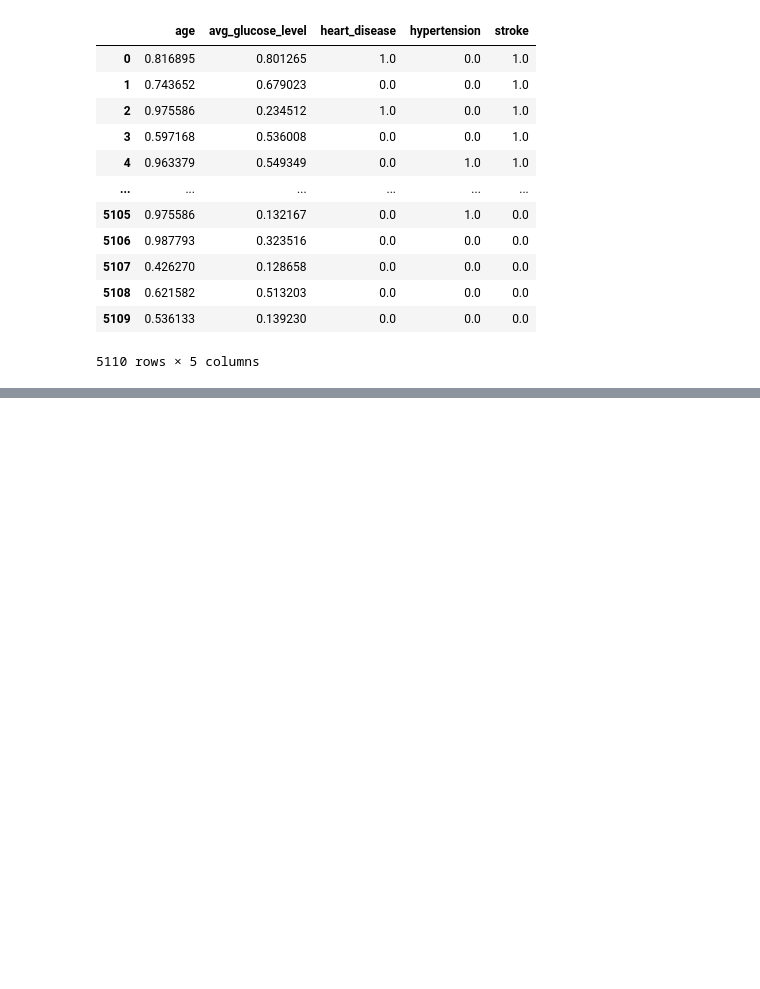
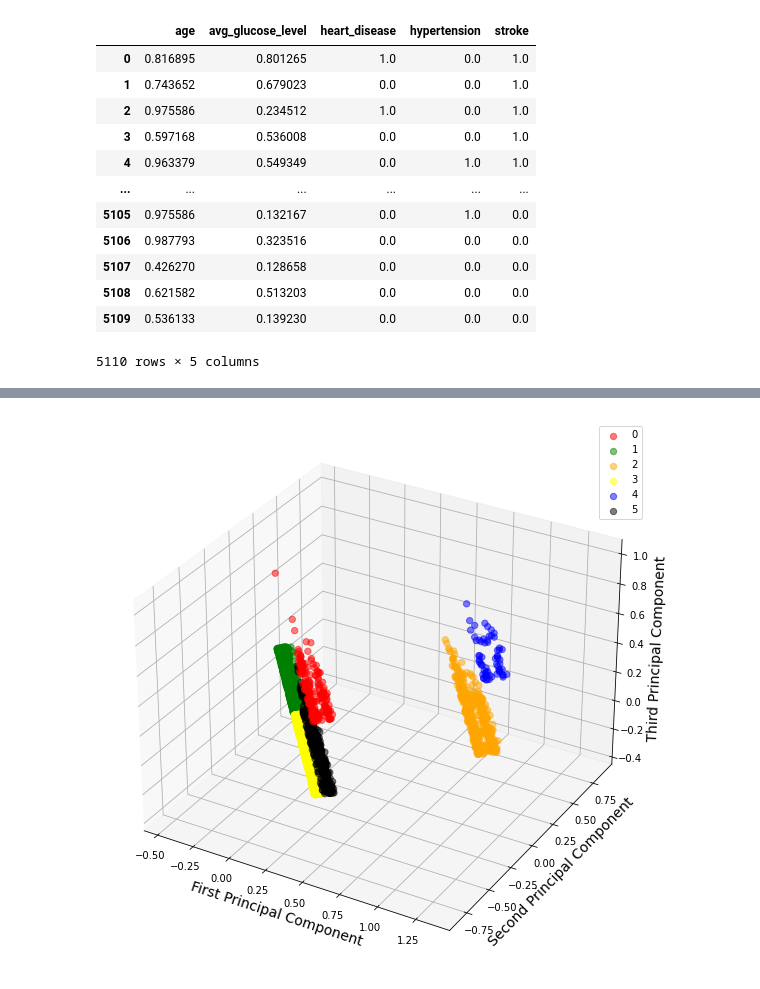
Before and after one commit to lrnz-asnprs/stroke-prediction-project, a Jupyter notebook: notebooks/hand-in notebooks/Cluster_section_hand-in.ipynb, the cells around one changed output, grey strips where cells are left out. Drawn from its saved outputs; the diff is of its cells as text; code cells hidden in the pictures; blank space fills up the shorter version.

```diff
--- a/notebooks/hand-in notebooks/Cluster_section_hand-in.ipynb
+++ b/notebooks/hand-in notebooks/Cluster_section_hand-in.ipynb
@@ -371,6 +388,38 @@ X_reduceddf["stroke"] = data["stroke"]
 # %%
 # would also be nice to show the cluster centres, but we need to apply the same PCA transformation that we gave to the actual data points, so that they can appear in the new 2 dimensional PCA space
 centres_reduced = pca.transform(kmeans.cluster_centers_)
+# %%
+# 3D
+ex_variance=np.var(X_reduced,axis=0)
+ex_variance_ratio = ex_variance/np.sum(ex_variance)
+ex_variance_ratio
+
+Xax = X_reduced[:,0]
+Yax = X_reduced[:,1]
+Zax = X_reduced[:,2]
+
+cdict = {0:'red',1:'green', 2:"orange", 3:"yellow", 4:"blue", 5:"black"}
+labl = {0:'0',1:'1', 2:"2",3:"3", 4:"4", 5:"5"}
+marker = {0:'o',1:'o', 2:'o', 3:"o", 4:"o", 5:"o"}
+alpha = {0:.5, 1:.5, 2:.5, 3:.5, 4:.5, 5:.5}
+
+fig = plt.figure(figsize=(16,10))
+ax = fig.add_subplot(111, projection='3d')
+
+fig.patch.set_facecolor('white')
+for l in np.unique(y_kmeans):
+ ix=np.where(y_kmeans==l)
+ ax.scatter(Xax[ix], Yax[ix], Zax[ix], c=cdict[l], s=40,
+           label=labl[l], marker=marker[l], alpha=alpha[l])
+# for loop ends
+ax.set_xlabel("First Principal Component", fontsize=14)
+ax.set_ylabel("Second Principal Component", fontsize=14)
+ax.set_zlabel("Third Principal Component", fontsize=14)
+
+ax.legend()
+plt.show()
+# %% [output]
+[figure, added]
 # %%
 # Plot the results
 
```
Also changed, not shown: parts of 14 cells of this notebook.
